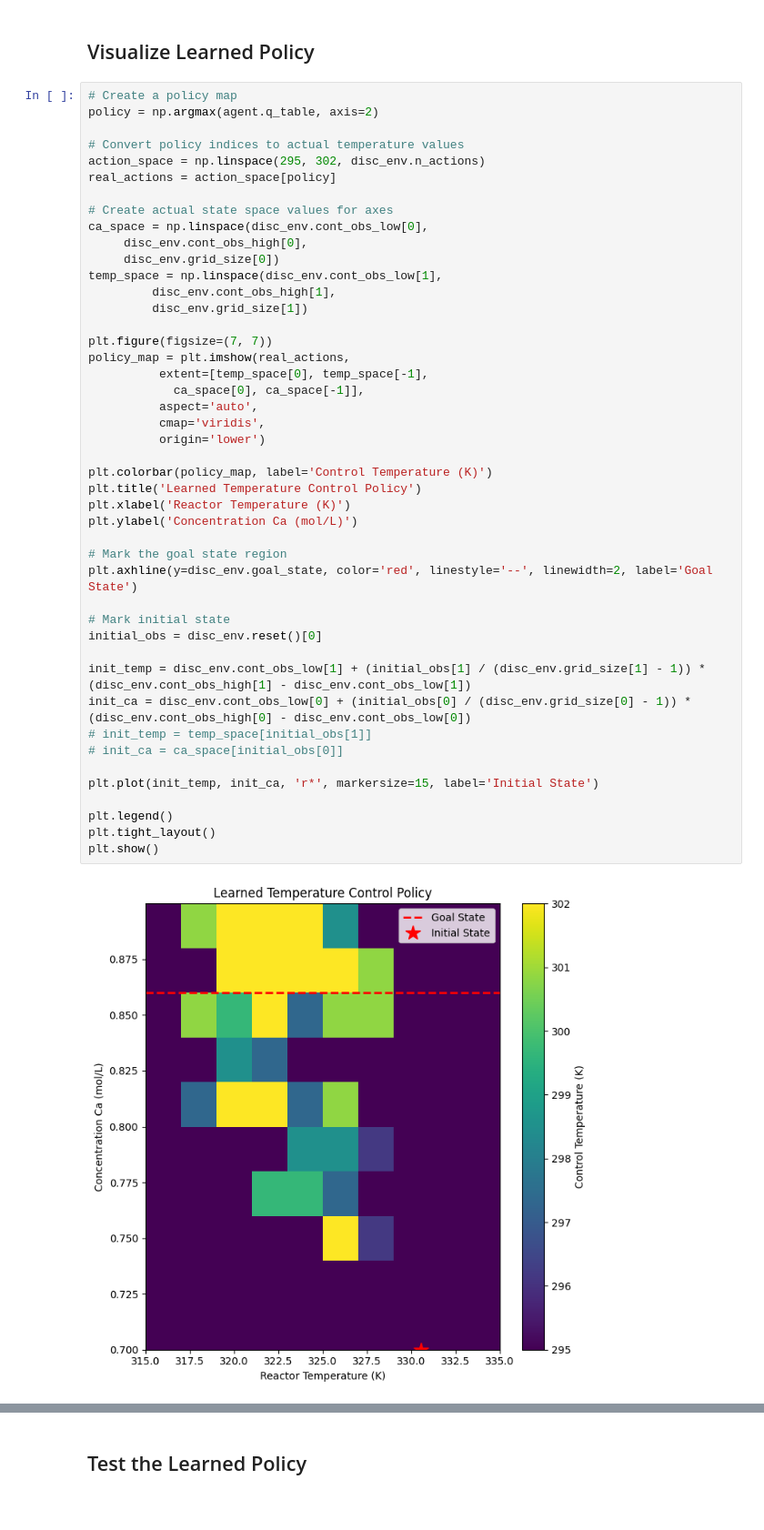
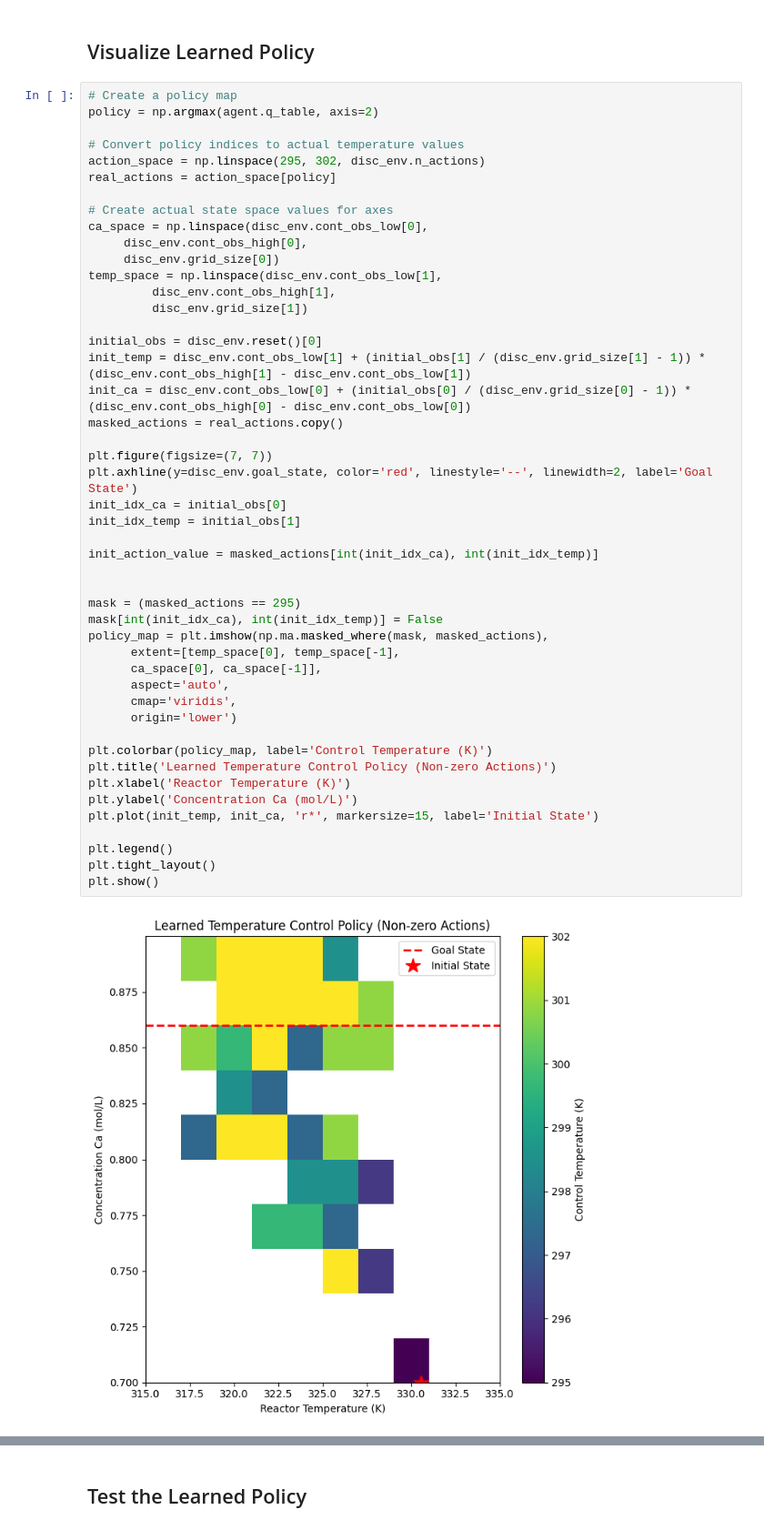
Before and after one commit to MaximilianB2/chemengRL, a Jupyter notebook: src/disc_cstr.ipynb, the cells around one changed output, grey strips where cells are left out. Shown: that part at 91% size. Drawn from its saved outputs; the diff is of its cells as text.

```diff
--- a/src/disc_cstr.ipynb
+++ b/src/disc_cstr.ipynb
@@ -218,50 +221,52 @@ plt.show()
 # %%
 # Create a policy map
 policy = np.argmax(agent.q_table, axis=2)
 
 # Convert policy indices to actual temperature values
 action_space = np.linspace(295, 302, disc_env.n_actions)
 real_actions = action_space[policy]
 
 # Create actual state space values for axes
 ca_space = np.linspace(disc_env.cont_obs_low[0],
      disc_env.cont_obs_high[0],
      disc_env.grid_size[0])
 temp_space = np.linspace(disc_env.cont_obs_low[1],
          disc_env.cont_obs_high[1],
          disc_env.grid_size[1])
 
+initial_obs = disc_env.reset()[0]
+init_temp = disc_env.cont_obs_low[1] + (initial_obs[1] / (disc_env.grid_size[1] - 1)) * (disc_env.cont_obs_high[1] - disc_env.cont_obs_low[1])
+init_ca = disc_env.cont_obs_low[0] + (initial_obs[0] / (disc_env.grid_size[0] - 1)) * (disc_env.cont_obs_high[0] - disc_env.cont_obs_low[0])
+masked_actions = real_actions.copy()
+
 plt.figure(figsize=(7, 7))
-policy_map = plt.imshow(real_actions,
-          extent=[temp_space[0], temp_space[-1],
-            ca_space[0], ca_space[-1]],
-          aspect='auto',
-          cmap='viridis',
-          origin='lower')
+plt.axhline(y=disc_env.goal_state, color='red', linestyle='--', linewidth=2, label='Goal State')
+init_idx_ca = initial_obs[0]
+init_idx_temp = initial_obs[1]
+
+init_action_value = masked_actions[int(init_idx_ca), int(init_idx_temp)]
+
+
+mask = (masked_actions == 295)
+mask[int(init_idx_ca), int(init_idx_temp)] = False
+policy_map = plt.imshow(np.ma.masked_where(mask, masked_actions),
+      extent=[temp_space[0], temp_space[-1],
+      ca_space[0], ca_space[-1]],
+      aspect='auto',
+      cmap='viridis',
+      origin='lower')
 
 plt.colorbar(policy_map, label='Control Temperature (K)')
-plt.title('Learned Temperature Control Policy')
+plt.title('Learned Temperature Control Policy (Non-zero Actions)')
 plt.xlabel('Reactor Temperature (K)')
 plt.ylabel('Concentration Ca (mol/L)')
-
-# Mark the goal state region
-plt.axhline(y=disc_env.goal_state, color='red', linestyle='--', linewidth=2, label='Goal State')
-
-# Mark initial state
-initial_obs = disc_env.reset()[0]
-
-init_temp = disc_env.cont_obs_low[1] + (initial_obs[1] / (disc_env.grid_size[1] - 1)) * (disc_env.cont_obs_high[1] - disc_env.cont_obs_low[1])
-init_ca = disc_env.cont_obs_low[0] + (initial_obs[0] / (disc_env.grid_size[0] - 1)) * (disc_env.cont_obs_high[0] - disc_env.cont_obs_low[0])
-# init_temp = temp_space[initial_obs[1]]
-# init_ca = ca_space[initial_obs[0]]
-
 plt.plot(init_temp, init_ca, 'r*', markersize=15, label='Initial State')
 
 plt.legend()
 plt.tight_layout()
 plt.show()
 # %% [output]
-[figure, old version]
+[figure, new version]
 # %%
 # Create actual state space values for axes
 ca_space = np.linspace(disc_env.cont_obs_low[0],
```
Also changed, not shown: parts of 6 cells of this notebook, 3 other files.
